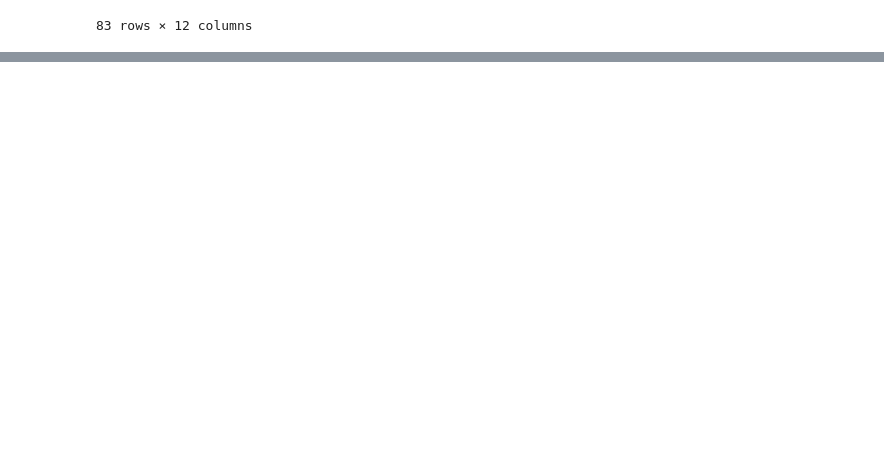
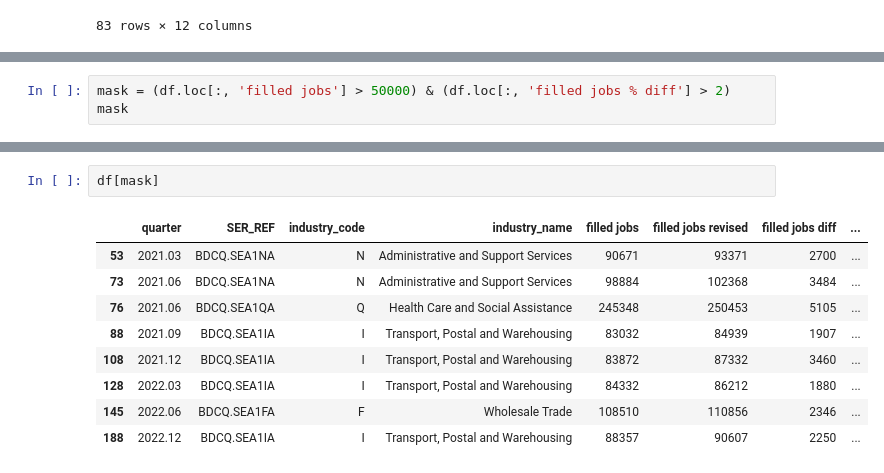
Before and after one commit to SatvikBhatnagar/Data-Engineering, a Jupyter notebook: 008_selecting_data_in_a_Pandas_DataFrame.ipynb, the cells around one changed output, grey strips where cells are left out. Saved outputs shown, nothing was run; the diff lists cells and outputs as text; blank space fills up the shorter version.

```diff
--- a/008_selecting_data_in_a_Pandas_DataFrame.ipynb
+++ b/008_selecting_data_in_a_Pandas_DataFrame.ipynb
@@ -79,0 +98,3 @@ df[mask]
+# %%
+mask = (df.loc[:, 'filled jobs'] > 50000) & (df.loc[:, 'filled jobs % diff'] > 2)
+mask
@@ -79,0 +114,12 @@ df[mask]
+# %%
+df[mask]
+# %% [output]
+|  | quarter | SER_REF | industry_code | industry_name | filled jobs | filled jobs revised | filled jobs diff | ... |
+| 53 | 2021.03 | BDCQ.SEA1NA | N | Administrative and Support Services | 90671 | 93371 | 2700 | ... |
+| 73 | 2021.06 | BDCQ.SEA1NA | N | Administrative and Support Services | 98884 | 102368 | 3484 | ... |
+| 76 | 2021.06 | BDCQ.SEA1QA | Q | Health Care and Social Assistance | 245348 | 250453 | 5105 | ... |
+| 88 | 2021.09 | BDCQ.SEA1IA | I | Transport, Postal and Warehousing | 83032 | 84939 | 1907 | ... |
+| 108 | 2021.12 | BDCQ.SEA1IA | I | Transport, Postal and Warehousing | 83872 | 87332 | 3460 | ... |
+| 128 | 2022.03 | BDCQ.SEA1IA | I | Transport, Postal and Warehousing | 84332 | 86212 | 1880 | ... |
+| 145 | 2022.06 | BDCQ.SEA1FA | F | Wholesale Trade | 108510 | 110856 | 2346 | ... |
+| 188 | 2022.12 | BDCQ.SEA1IA | I | Transport, Postal and Warehousing | 88357 | 90607 | 2250 | ... |
```
Also changed, not shown: parts of 4 cells of this notebook.
